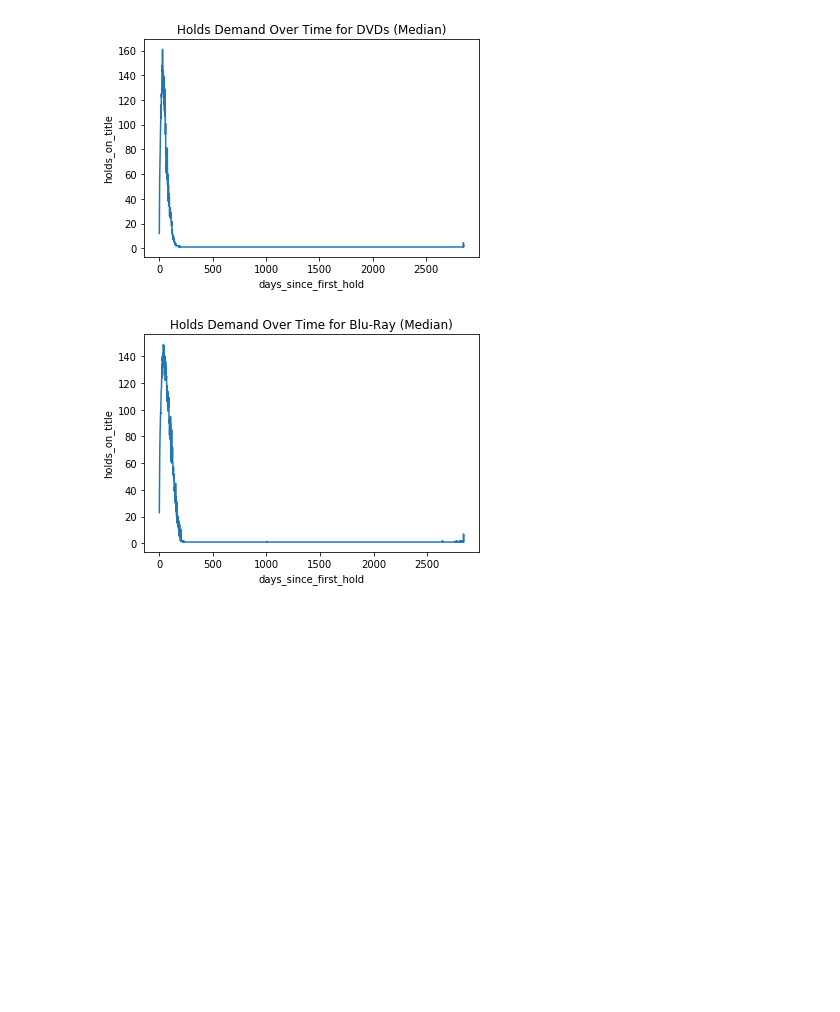
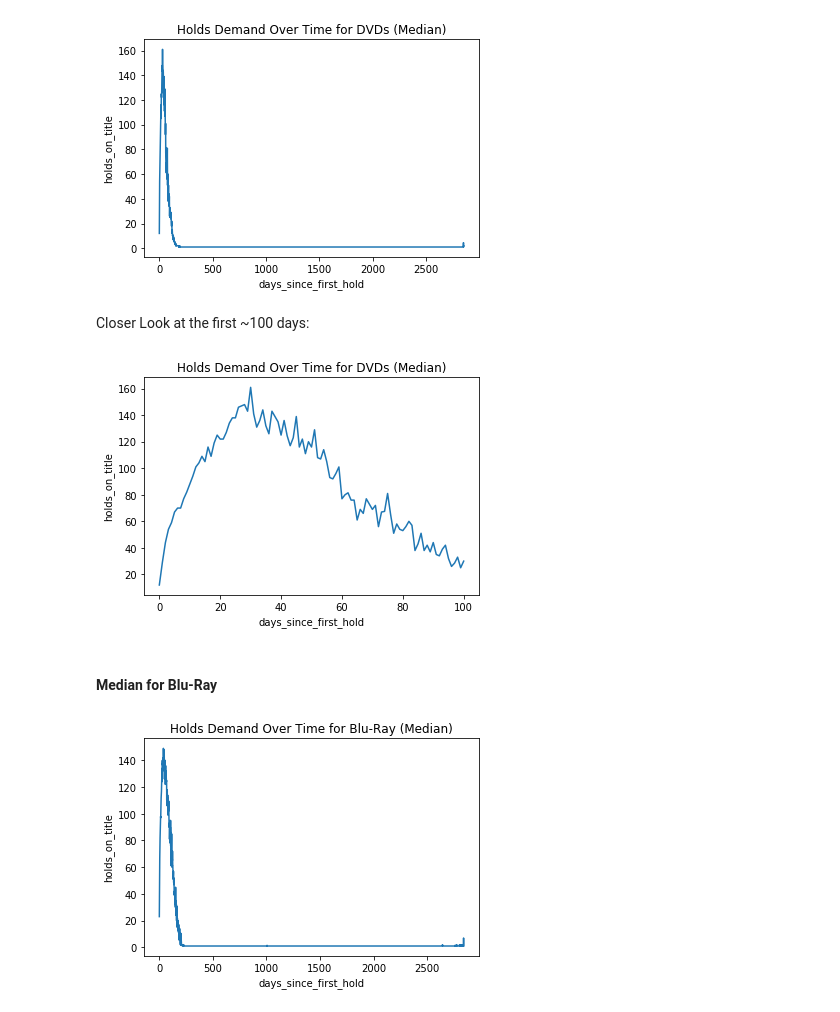
Before and after one commit to hannah-rauh/SI485, a Jupyter notebook: AADL.ipynb, the cells around one changed output. Cells and saved outputs as stored; diff of their text form; code cells hidden in the pictures; blank space fills up the shorter version.

```diff
--- a/AADL.ipynb
+++ b/AADL.ipynb
@@ -894,6 +898,17 @@ ax = sns.lineplot(x="days_since_first_hold", y="holds_on_title", data=dvd_agg);
 ax.set_title('Holds Demand Over Time for DVDs (Median)');
 # %% [output]
 [figure]
+# %% [markdown]
+Closer Look at the first ~100 days:
+# %%
+dvd_first_y = dvd_agg[dvd_agg['days_since_first_hold'] <= 100]
+# %%
+ax = sns.lineplot(x="days_since_first_hold", y="holds_on_title", data=dvd_first_y);
+ax.set_title('Holds Demand Over Time for DVDs (Median)');
+# %% [output]
+[figure, added]
+# %% [markdown]
+#### Median for Blu-Ray
 # %%
 bluray_agg = bluray_updated.groupby('days_since_first_hold')\
                            .agg({'holds_on_title':'median'})\
```
Also changed, not shown: parts of 14 cells of this notebook.
